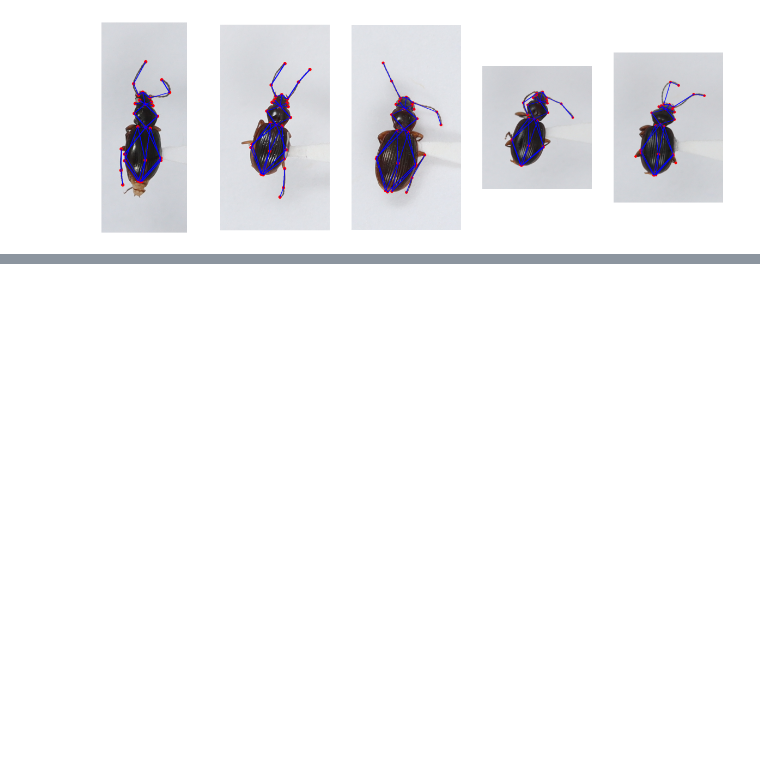
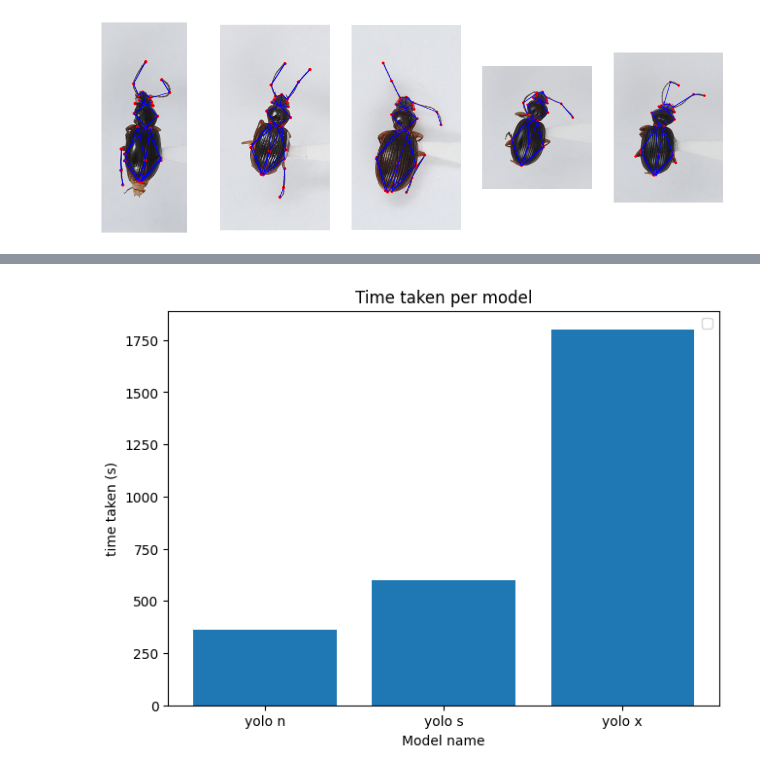
Before and after one commit to TomBellivier/CV-for-GRIT, a Jupyter notebook: models/yolo-pose-insect-kp.ipynb, the cells around one changed output, grey strips where cells are left out. Saved outputs shown, nothing was run; the diff lists cells and outputs as text; code cells hidden in the pictures; blank space fills up the shorter version.

```diff
--- a/models/yolo-pose-insect-kp.ipynb
+++ b/models/yolo-pose-insect-kp.ipynb
@@ -272,0 +211,14 @@ plt.plot()
+# %%
+fig, ax = plt.subplots(layout="constrained")
+
+ax.bar(["yolo n", "yolo s", "yolo x"], [models_data["yolo26n-pose"]["training time"], models_data["yolo26s-pose"]["training time"], models_data["yolo26x-pose"]["training time"]]
+)
+ax.set_xlabel("Model name")
+ax.set_ylabel("time taken (s)")
+ax.set_title("Time taken per model")
+ax.legend()
+
+fig.savefig("time_comparison.png")
+plt.show()
+# %% [output]
+[figure, added]
```
Also changed, not shown: parts of 7 cells of this notebook, 9 other files.
